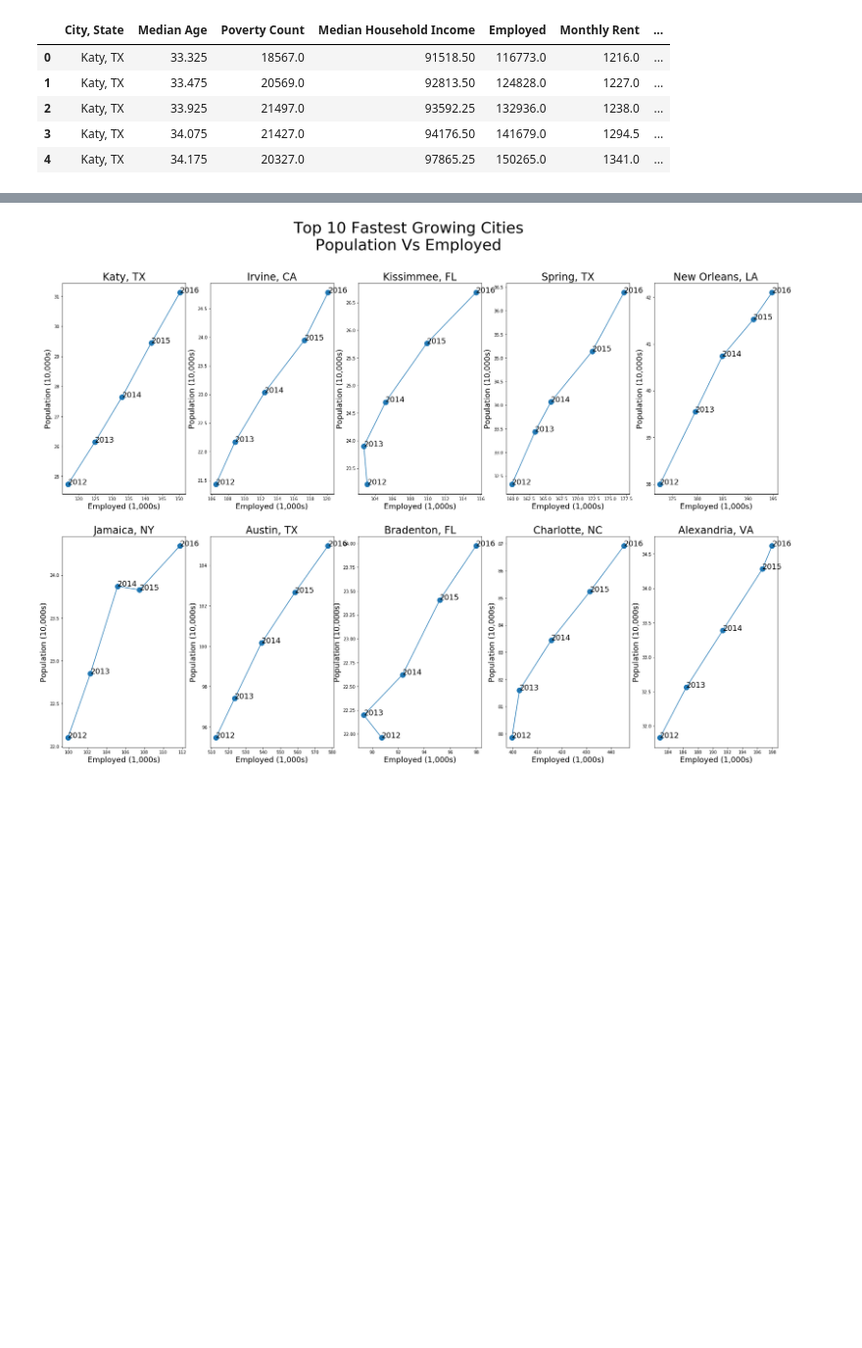
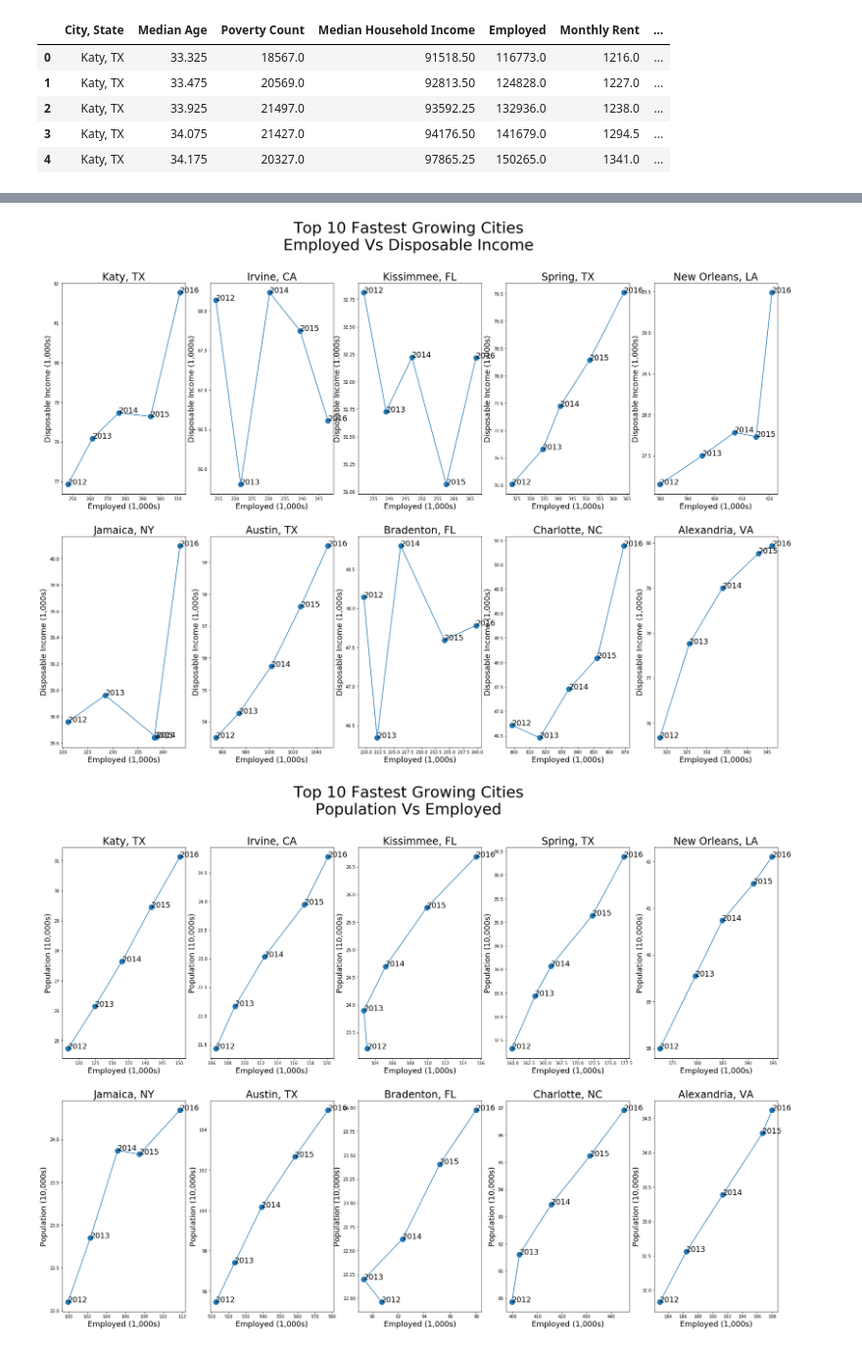
Before and after one commit to paulinatharail/Project_1_Fastest_Growing_Cities, a Jupyter notebook: Population_GrowthChart_over_the_years_Plotly.ipynb, the cells around one changed output, grey strips where cells are left out. Shown at 98% size. Drawn from its saved outputs; the diff is of its cells as text; code cells hidden in the pictures; blank space fills up the shorter version.

```diff
--- a/Population_GrowthChart_over_the_years_Plotly.ipynb
+++ b/Population_GrowthChart_over_the_years_Plotly.ipynb
@@ -166,6 +56,10 @@ concat_top10_df.head()
 | 3 | Katy, TX | 34.075 | 21427.0 | 94176.50 | 141679.0 | 1294.5 | ... |
 | 4 | Katy, TX | 34.175 | 20327.0 | 97865.25 | 150265.0 | 1341.0 | ... |
 # %%
-concat_top10_df["Total Population"] = concat_top10_df["Total Population"]/10000
+#calculate Disposable income per year
+concat_top10_df["Disposable Income"] = (concat_top10_df["Median Household Income"] - (concat_top10_df["Monthly Rent"]*12))/1000
+
+#Format column values for visualization
+concat_top10_df["Total Population"] = concat_top10_df["Total Population"]/1000
 concat_top10_df["Employed"] = concat_top10_df["Employed"]/1000
 concat_top10_df["Median Household Income"] = concat_top10_df["Median Household Income"]/1000
@@ -172 +75,52 @@ concat_top10_df["Median Household Income"] = concat_top10_df["Median Household I
+# %%
+#Employment vs Disposable Income and Population size
+
+plt.figure(figsize=(30,20))
+
+
+
+i=1
+for city in top10_df["City, State"]:
+    plt.subplot(2,5 , i)
+    plt.plot(
+        #concat_top10_df[concat_top10_df["City, State"]==city]["Employed"]
+        #    ,
+             concat_top10_df[concat_top10_df["City, State"]==city]["Total Population"]
+            , concat_top10_df[concat_top10_df["City, State"]==city]["Disposable Income"]
+
+             ,marker="o", markersize=12
+           )
+
+    #plt.scatter(concat_top10_df[concat_top10_df["City, State"]==city]["Employed"]
+    #            , concat_top10_df[concat_top10_df["City, State"]==city]["Disposable Income"]
+    #        , linewidth=1
+    #        ,marker="o"
+    #        , s=concat_top10_df[concat_top10_df["City, State"]==city]["Total Population"]
+    #        )
+
+    plt.xlabel("Employed (1,000s)", fontsize=18)
+    plt.ylabel("Disposable Income (1,000s)", fontsize=18)
+
+
+    plt.title(city, fontsize=24)
+
+    for k in range(0, len(concat_top10_df[concat_top10_df["City, State"]==city])):
+        plt.text(concat_top10_df[concat_top10_df["City, State"]==city]["Total Population"][k]
+               , concat_top10_df[concat_top10_df["City, State"]==city]["Disposable Income"][k]
+            ,concat_top10_df[concat_top10_df["City, State"]==city]["Year"][k]
+            , fontsize=18
+
+            )
+    i = i + 1
+
+    #plt.grid(axis="both")
+
+
+
+plt.suptitle("Top 10 Fastest Growing Cities\nEmployed Vs Disposable Income", fontsize=36)
+
+plt.savefig("Images/Population_Vs_DisposableIncome.png")
+plt.show()
+# %% [output]
+[figure, added]
 # %%
```
Also changed, not shown: parts of 14 cells of this notebook.
